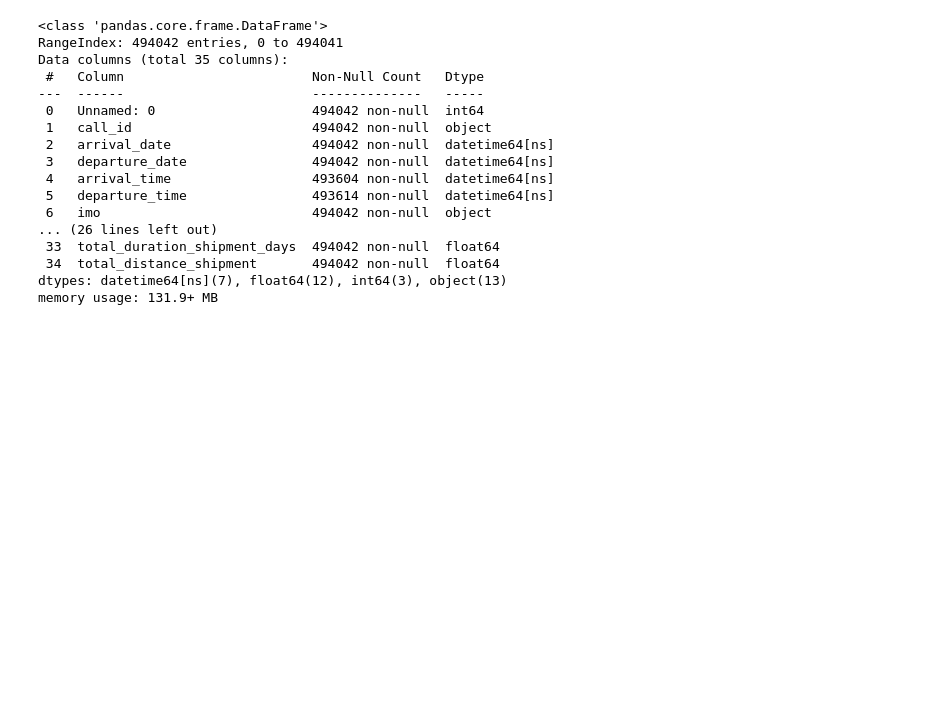
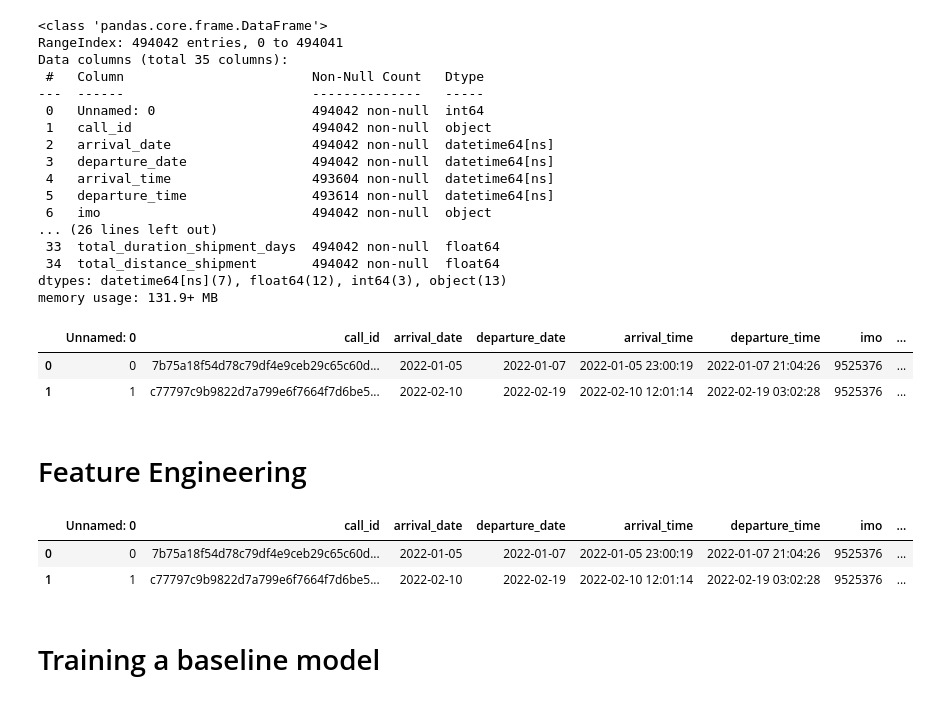
Before and after one commit to hargurjeet/Maersk, a Jupyter notebook: Modelling.ipynb, the cells around one changed output. Drawn from its saved outputs; the diff is of its cells as text; code cells hidden in the pictures; blank space fills up the shorter version.

Commit message:
modelling raw structure completed

```diff
--- a/Modelling.ipynb
+++ b/Modelling.ipynb
@@ -21,7 +36,7 @@ Repo.clone_from(repo_url, repo_dir)
 import pandas as pd
 
 file_path = "/content/Maersk/vessel_data.csv"
-date_cols = ['arrival_date', 'departure_date', 'arrival_time', 'departure_time', 'prev_arrival_time', 'prev_departure_time', 'next_arrival_time']
+date_cols = ['arrival_date', 'departure_date']
 
 dtypes = {
     'imo': 'object',
@@ -34,21 +49,19 @@ vessel_data.head(2)
 |  | Unnamed: 0 | call_id | arrival_date | departure_date | arrival_time | departure_time | imo | ... |
 | 0 | 0 | 7b75a18f54d78c79df4e9ceb29c65c60d... | 2022-01-05 | 2022-01-07 | 2022-01-05 23:00:19+00:00 | 2022-01-07 21:04:26+00:00 | 9525376 | ... |
 | 1 | 1 | c77797c9b9822d7a799e6f7664f7d6be5... | 2022-02-10 | 2022-02-19 | 2022-02-10 12:01:14+00:00 | 2022-02-19 03:02:28+00:00 | 9525376 | ... |
-# %%
-# Remove timezone information from the date-time strings
-vessel_data['arrival_time'] = vessel_data['arrival_time'].str[:-6]
-vessel_data['departure_time'] = vessel_data['departure_time'].str[:-6]
-vessel_data['prev_arrival_time'] = vessel_data['prev_arrival_time'].str[:-6]
-vessel_data['prev_departure_time'] = vessel_data['prev_departure_time'].str[:-6]
-vessel_data['next_arrival_time'] = vessel_data['next_arrival_time'].str[:-6]
-
-
-# Convert 'arrival_time' to datetime with UTC timezone
-vessel_data['arrival_time'] = pd.to_datetime(vessel_data['arrival_time'], format="%Y-%m-%d %H:%M:%S", errors='coerce')
-vessel_data['departure_time'] = pd.to_datetime(vessel_data['departure_time'], format="%Y-%m-%d %H:%M:%S", errors='coerce')
-vessel_data['prev_arrival_time'] = pd.to_datetime(vessel_data['prev_arrival_time'], format="%Y-%m-%d %H:%M:%S", errors='coerce')
-vessel_data['prev_departure_time'] = pd.to_datetime(vessel_data['prev_departure_time'], format="%Y-%m-%d %H:%M:%S", errors='coerce')
-vessel_data['next_arrival_time'] = pd.to_datetime(vessel_data['next_arrival_time'], format="%Y-%m-%d %H:%M:%S", errors='coerce')
+# %%
+#fixing datatypes of columns
+def remove_timezone_info(data):
+    return data.str[:-6]
+
+def convert_to_datetime(data):
+    return pd.to_datetime(data, format="%Y-%m-%d %H:%M:%S", errors='coerce')
+
+columns = ['arrival_time', 'departure_time', 'prev_arrival_time', 'prev_departure_time', 'next_arrival_time']
+
+for col in columns:
+    vessel_data[col] = remove_timezone_info(vessel_data[col])
+    vessel_data[col] = convert_to_datetime(vessel_data[col])
 # %%
 vessel_data.info()
 # %% [output]
@@ -69,3 +82,11 @@ Data columns (total 35 columns):
  34  total_distance_shipment       494042 non-null  float64
 dtypes: datetime64[ns](7), float64(12), int64(3), object(13)
 memory usage: 131.9+ MB
+# %%
+vessel_data.head(2)
+# %% [output]
+|  | Unnamed: 0 | call_id | arrival_date | departure_date | arrival_time | departure_time | imo | ... |
+| 0 | 0 | 7b75a18f54d78c79df4e9ceb29c65c60d... | 2022-01-05 | 2022-01-07 | 2022-01-05 23:00:19 | 2022-01-07 21:04:26 | 9525376 | ... |
+| 1 | 1 | c77797c9b9822d7a799e6f7664f7d6be5... | 2022-02-10 | 2022-02-19 | 2022-02-10 12:01:14 | 2022-02-19 03:02:28 | 9525376 | ... |
+# %% [markdown]
+# Feature Engineering
@@ -72 +110,9 @@ memory usage: 131.9+ MB
+# %%
+vessel_data.head(2)
+# %% [output]
+|  | Unnamed: 0 | call_id | arrival_date | departure_date | arrival_time | departure_time | imo | ... |
+| 0 | 0 | 7b75a18f54d78c79df4e9ceb29c65c60d... | 2022-01-05 | 2022-01-07 | 2022-01-05 23:00:19 | 2022-01-07 21:04:26 | 9525376 | ... |
+| 1 | 1 | c77797c9b9822d7a799e6f7664f7d6be5... | 2022-02-10 | 2022-02-19 | 2022-02-10 12:01:14 | 2022-02-19 03:02:28 | 9525376 | ... |
+# %% [markdown]
+# Training a baseline model
 # %%
```
Also changed, not shown: parts of 6 cells of this notebook.
